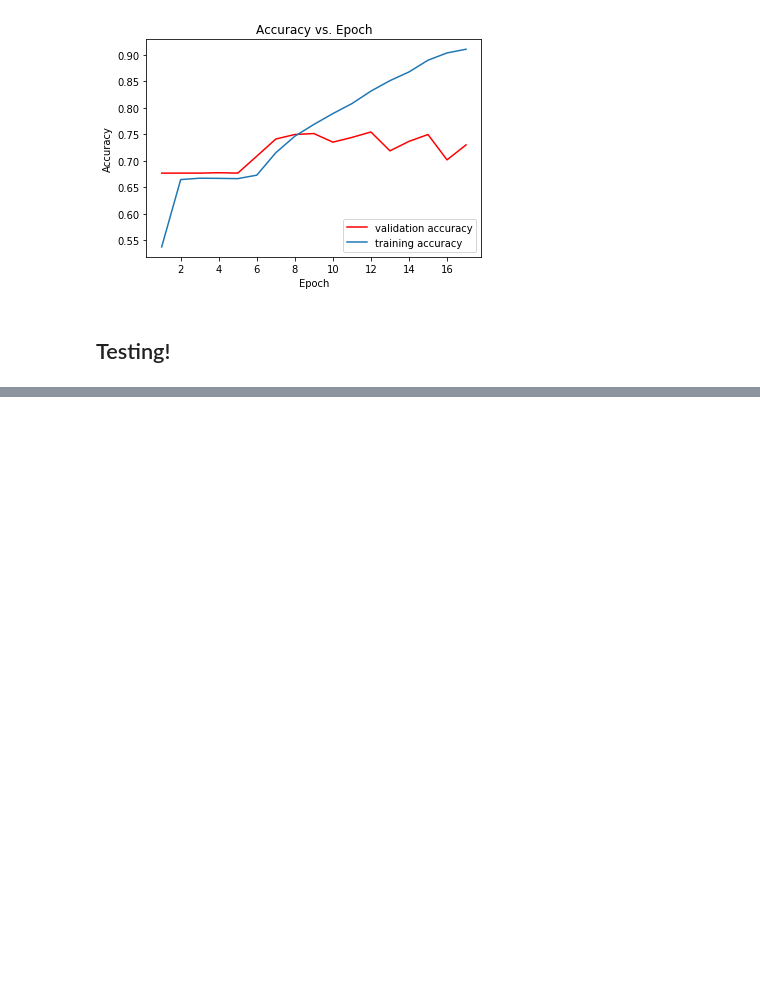
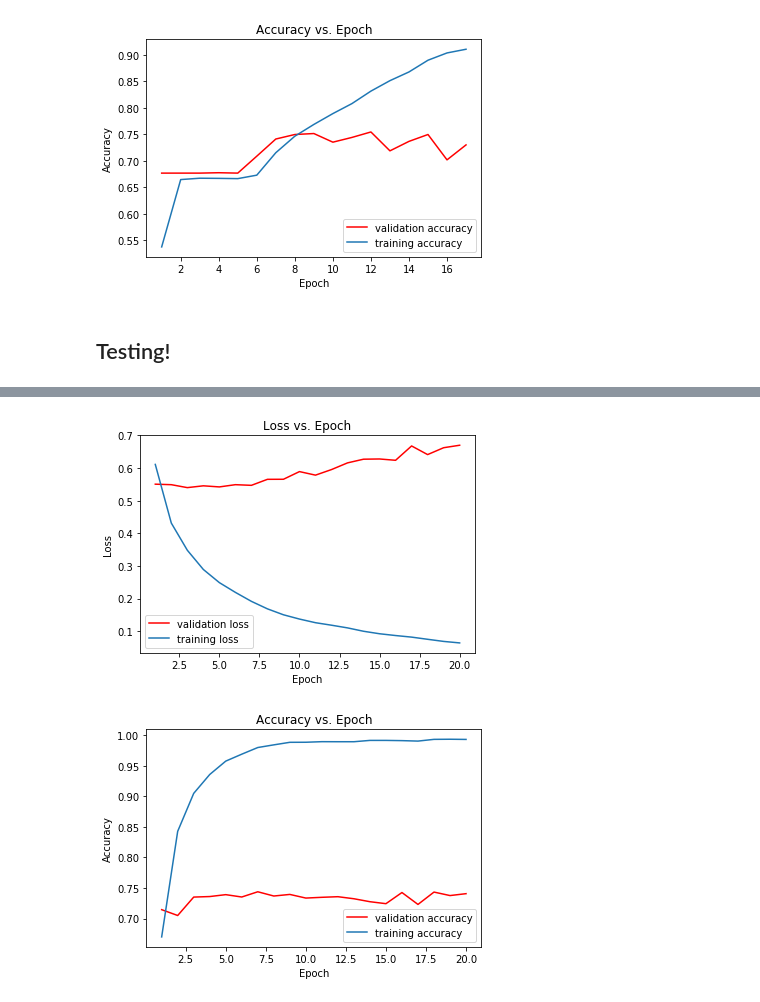
Before and after one commit to timlee0119/ML2019FALL, a Jupyter notebook: hw5/hw5.ipynb, the cells around one changed output, grey strips where cells are left out. Saved outputs shown, nothing was run; the diff lists cells and outputs as text; code cells hidden in the pictures; blank space fills up the shorter version.

```diff
--- a/hw5/hw5.ipynb
+++ b/hw5/hw5.ipynb
@@ -340,0 +374,19 @@ Writing results to results/valid_0.7619.csv
+# %%
+class DNN(nn.Module):
+    def __init__(self, input_dim):
+        super(DNN, self).__init__()
+        self.fc = nn.Sequential(
+            nn.Linear(input_dim, 1024),
+            nn.BatchNorm1d(1024),
+            nn.LeakyReLU(),
+            nn.Linear(1024, 128),
+            nn.BatchNorm1d(128),
+            nn.LeakyReLU(),
+            nn.Linear(128, 2),
+            nn.BatchNorm1d(2),
+            nn.LeakyReLU(),
+        )
+
+    def forward(self, x):
+        out = self.fc(x)
+        return out
@@ -340,0 +479,28 @@ Writing results to results/valid_0.7619.csv
+# %%
+def plot_history(history):
+    import matplotlib.pyplot as plt
+
+    epoch = len(history['train_acc'])
+    x = list(range(1, epoch+1))
+    # plot loss
+    plt.plot(x, history['val_loss'], color='red', label='validation loss')
+    plt.plot(x, history['train_loss'], label='training loss')
+    plt.xlabel('Epoch')
+    plt.ylabel('Loss')
+    plt.title('Loss vs. Epoch')
+    plt.legend()
+    plt.show()
+    plt.cla()
+    # plot acc
+    plt.plot(x, history['val_acc'], color='red', label='validation accuracy')
+    plt.plot(x, history['train_acc'], label='training accuracy')
+    plt.xlabel('Epoch')
+    plt.ylabel('Accuracy')
+    plt.title('Accuracy vs. Epoch')
+    plt.legend(loc='lower right')
+    plt.show()
+
+plot_history(history)
+# %% [output]
+[figure, added]
+[figure, added]
```
Also changed, not shown: parts of 18 cells of this notebook, 3 other files.
